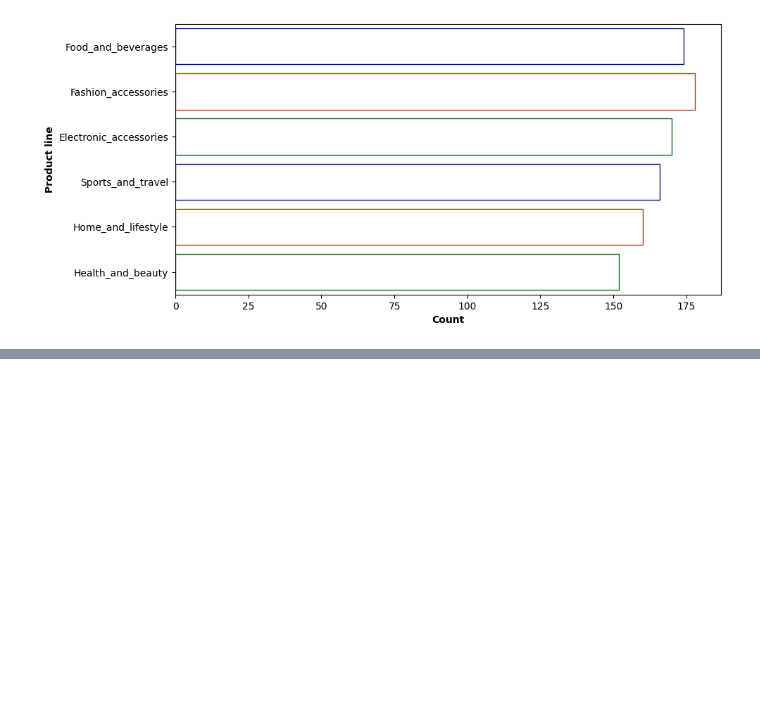
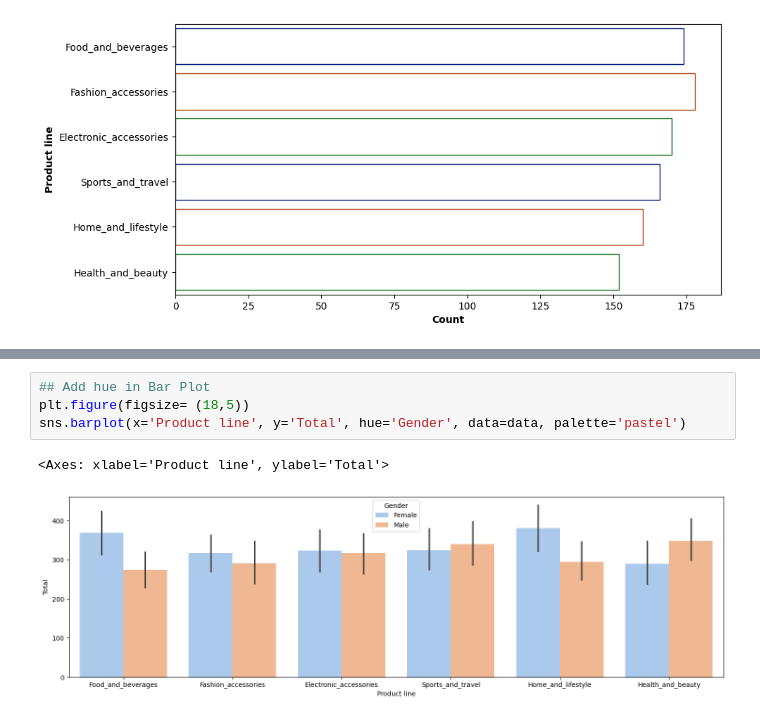
Before and after one commit to satishsinha/Python-Seaborn, a Jupyter notebook: Session-2.ipynb, the cells around one changed output, grey strips where cells are left out. Drawn from its saved outputs; the diff is of its cells as text; blank space fills up the shorter version.

```diff
--- a/Session-2.ipynb
+++ b/Session-2.ipynb
@@ -80,0 +133,7 @@ sns.countplot(y="Product line", data=data, facecolor=(1,0,1,0), linewidth= 1, ed
+# %%
+## Add hue in Bar Plot
+plt.figure(figsize= (18,5))
+sns.barplot(x='Product line', y='Total', hue='Gender', data=data, palette='pastel')
+# %% [output]
+<Axes: xlabel='Product line', ylabel='Total'>
+[figure, added]
```
Also changed, not shown: parts of 12 cells of this notebook.
